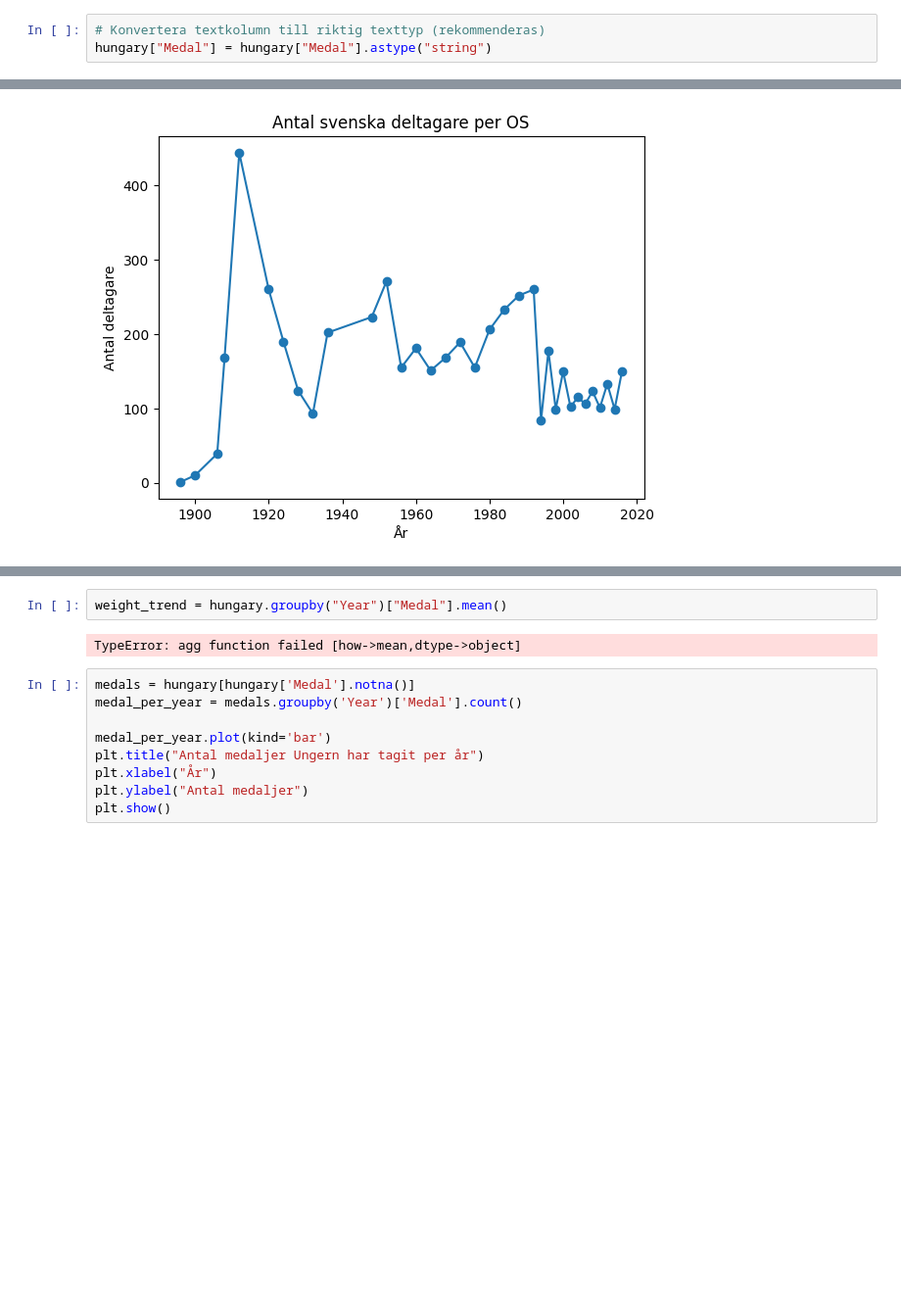
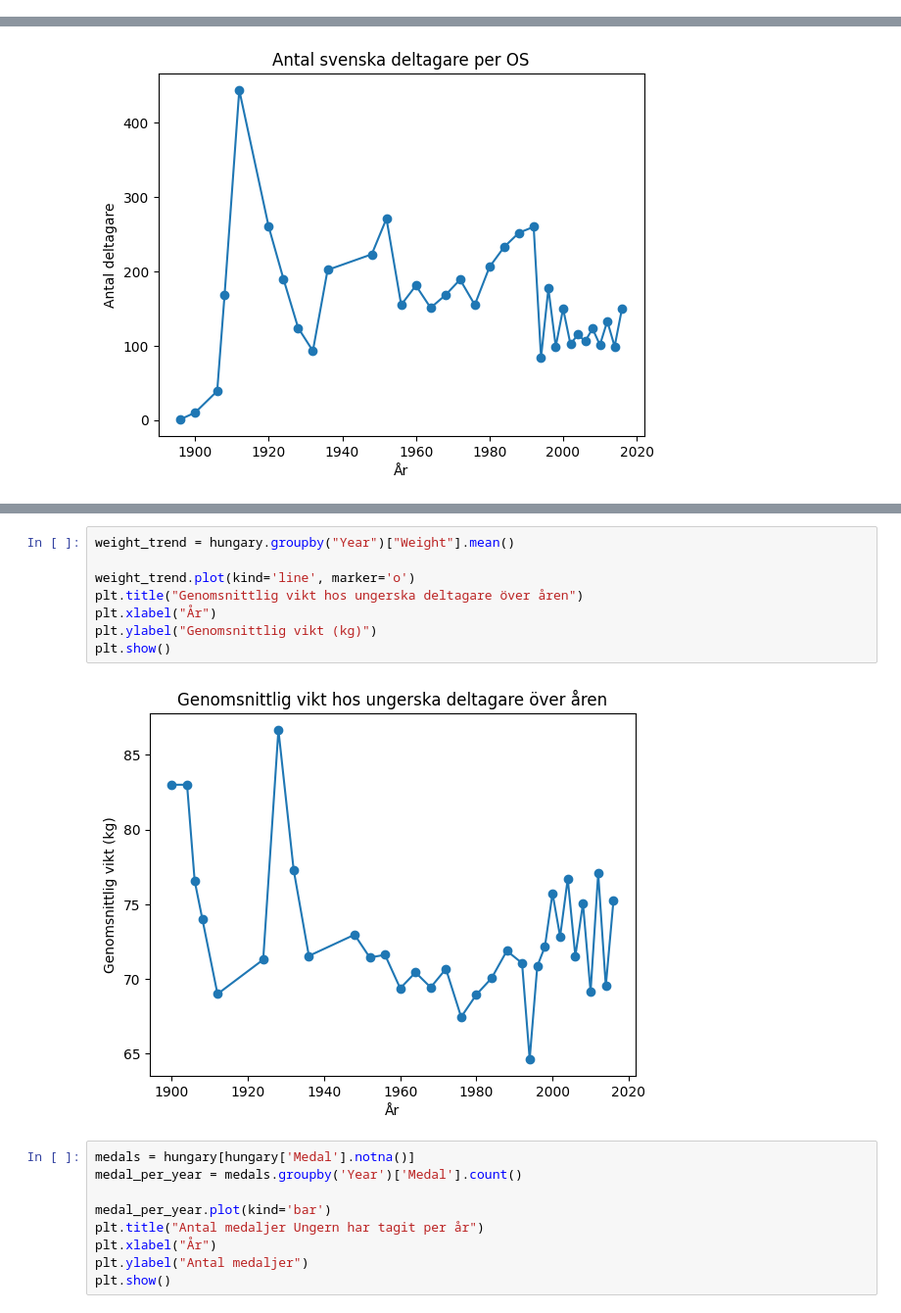
Before and after one commit to F-Degerman/data-mining-FANNY-DEGERMAN, a Jupyter notebook: Projekt_OS/Projekt_OS.ipynb, the cells around one changed output, grey strips where cells are left out. Shown: that part at 98% size. Cells and saved outputs as stored; diff of their text form; blank space fills up the shorter version.

Commit message:
Lägger till tillfälligt (csv) och fixar lite

```diff
--- a/Projekt_OS/Projekt_OS.ipynb
+++ b/Projekt_OS/Projekt_OS.ipynb
@@ -261,6 +430,3 @@ unique       3
 top       Gold
 freq       432
 Name: Medal, dtype: object
-# %%
-# Konvertera textkolumn till riktig texttyp (rekommenderas)
-hungary["Medal"] = hungary["Medal"].astype("string")
@@ -322,9 +481,15 @@ Bronze    371
 Silver    332
 Name: count, dtype: Int64
 # %%
-weight_trend = hungary.groupby("Year")["Medal"].mean()
+weight_trend = hungary.groupby("Year")["Weight"].mean()
+
+weight_trend.plot(kind='line', marker='o')
+plt.title("Genomsnittlig vikt hos ungerska deltagare över åren")
+plt.xlabel("År")
+plt.ylabel("Genomsnittlig vikt (kg)")
+plt.show()
 # %% [output]
-TypeError: agg function failed [how->mean,dtype->object]
+[figure, added]
 # %%
 medals = hungary[hungary['Medal'].notna()]
 medal_per_year = medals.groupby('Year')['Medal'].count()
```
Also changed, not shown: parts of 36 cells of this notebook, 8 other files.
